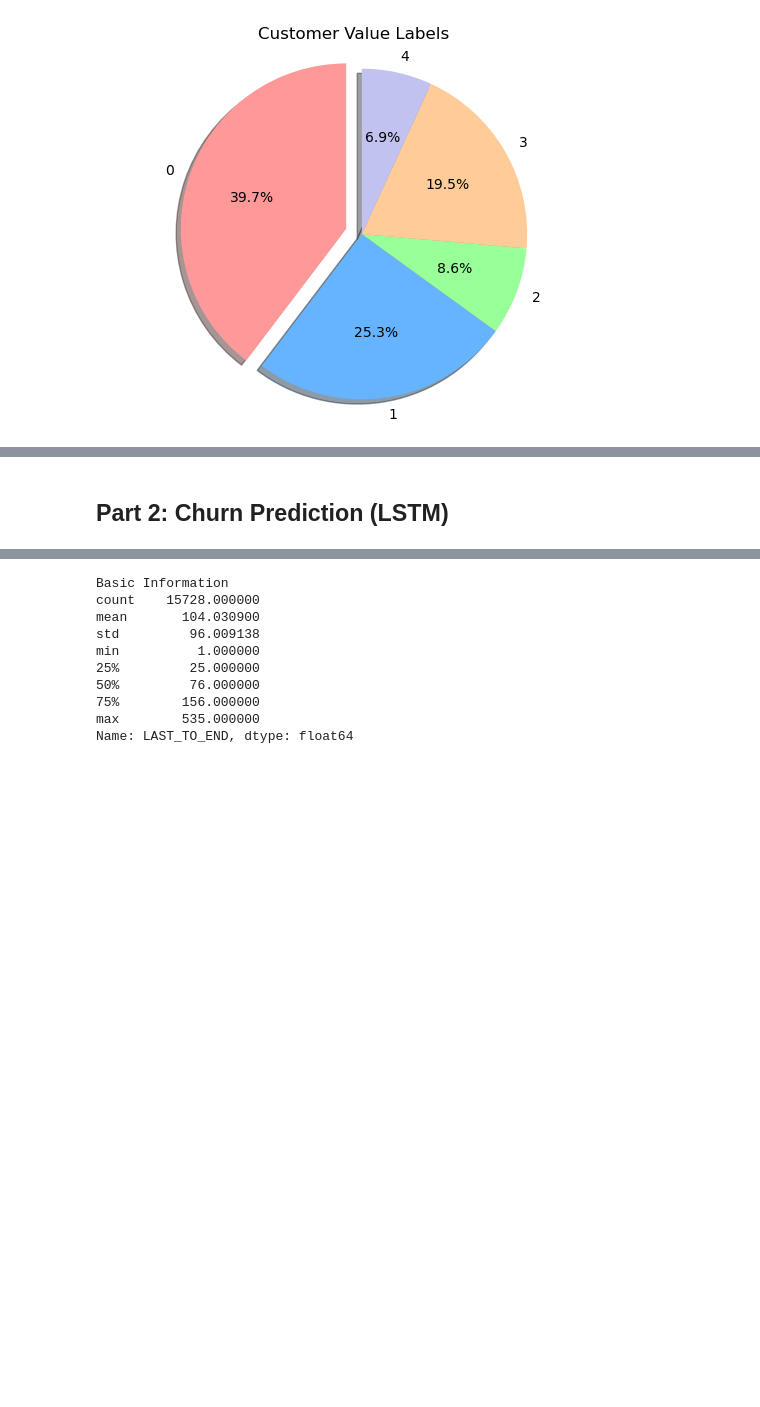
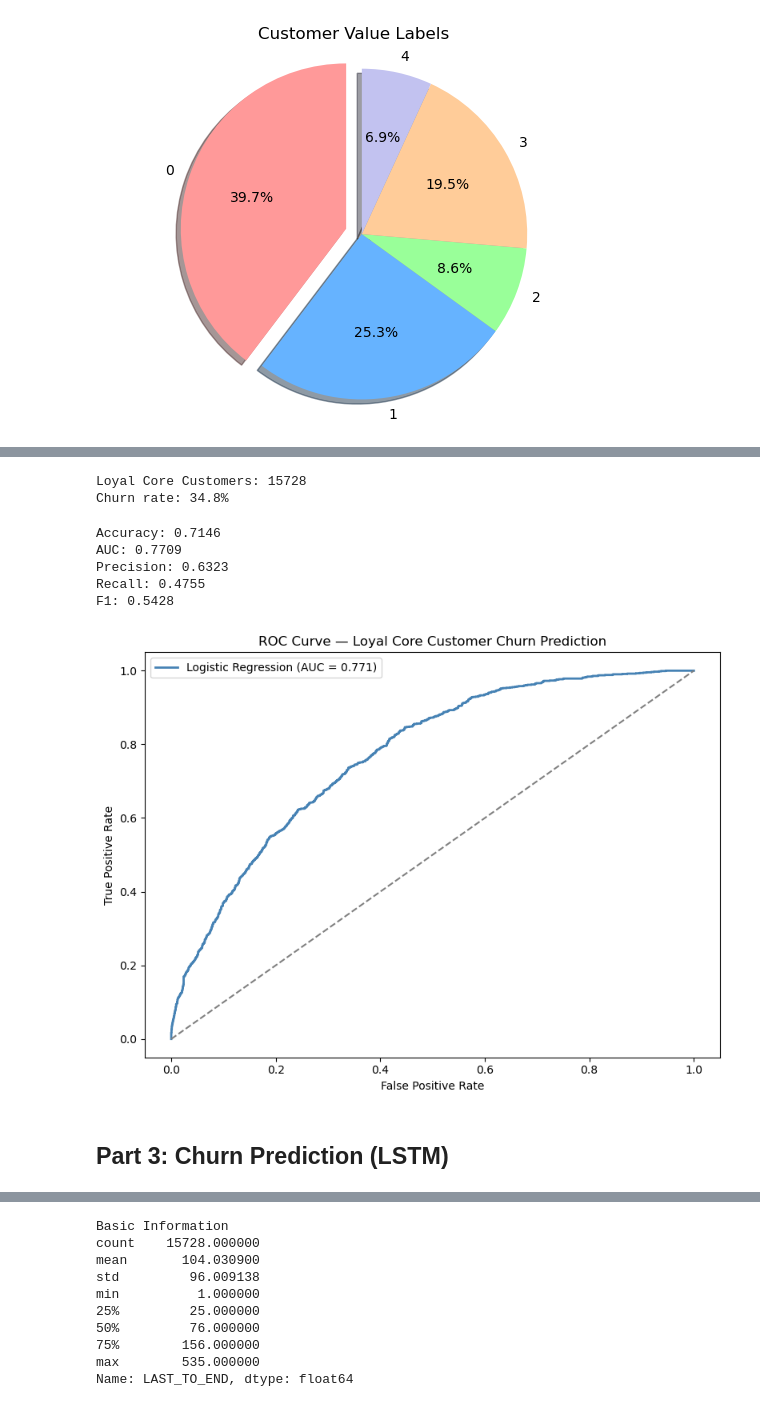
Before and after one commit to ZHLuo-Dev/airline-customer-segmentation, a Jupyter notebook: airline_customer_segmentation.ipynb, the cells around one changed output, grey strips where cells are left out. Drawn from its saved outputs; the diff is of its cells as text; code cells hidden in the pictures; blank space fills up the shorter version.

Commit message:
Enhance airline customer analysis

```diff
--- a/airline_customer_segmentation.ipynb
+++ b/airline_customer_segmentation.ipynb
@@ -665,5 +679,62 @@ plt.show()
+# %%
+high_value = airline_data[airline_data['Customer Value Labels'] == 'Loyal Core Customers'].copy()
+high_value['Churn'] = (high_value['LAST_TO_END'] > 120).astype(int)
+
+print(f"Loyal Core Customers: {len(high_value)}")
+print(f"Churn rate: {high_value['Churn'].mean():.1%}")
+# %% [output]
+Loyal Core Customers: 15728
+Churn rate: 34.8%
+# %%
+features_columns = [
+    'Ration_L1Y_Flight_Count', 'Ration_L1Y_BPS', 'L1Y_BP_SUM',
+    'avg_discount', 'SUM_YR_1', 'SUM_YR_2', 'SEG_KM_SUM',
+    'FLIGHT_COUNT', 'AVG_FLIGHT_COUNT', 'AVG_BP_SUM'
+]
+
+X = high_value[features_columns].values
+y = high_value['Churn'].values
+
+X_train, X_test, y_train, y_test = train_test_split(X, y, test_size=0.2, random_state=42)
+
+scaler = StandardScaler()
+X_train_scaled = scaler.fit_transform(X_train)
+X_test_scaled = scaler.transform(X_test)
+
+lr_model = LogisticRegression(random_state=42)
+lr_model.fit(X_train_scaled, y_train)
+
+y_pred = lr_model.predict(X_test_scaled)
+y_prob = lr_model.predict_proba(X_test_scaled)[:, 1]
+
+print(f"Accuracy: {accuracy_score(y_test, y_pred):.4f}")
+print(f"AUC: {roc_auc_score(y_test, y_prob):.4f}")
+print(f"Precision: {precision_score(y_test, y_pred):.4f}")
+print(f"Recall: {recall_score(y_test, y_pred):.4f}")
+print(f"F1: {f1_score(y_test, y_pred):.4f}")
+# %% [output]
+Accuracy: 0.7146
+AUC: 0.7709
+Precision: 0.6323
+Recall: 0.4755
+F1: 0.5428
+# %%
+fpr, tpr, _ = roc_curve(y_test, y_prob)
+
+fig, ax = plt.subplots(figsize=(8, 6))
+ax.plot(fpr, tpr, color='steelblue', linewidth=2,
+        label=f'Logistic Regression (AUC = {roc_auc_score(y_test, y_prob):.3f})')
+ax.plot([0, 1], [0, 1], color='gray', linestyle='--')
+ax.set_xlabel('False Positive Rate')
+ax.set_ylabel('True Positive Rate')
+ax.set_title('ROC Curve — Loyal Core Customer Churn Prediction')
+ax.legend()
+plt.tight_layout()
+plt.show()
+# %% [output]
+[figure, added]
 # %% [markdown]
-## Part 2: Churn Prediction (LSTM)
+## Part 3: Churn Prediction (LSTM)
 # %%
 #  LSTM Model, EarlyStopping:
 # %%
```
Also changed, not shown: parts of 9 cells of this notebook, 1 other file.
